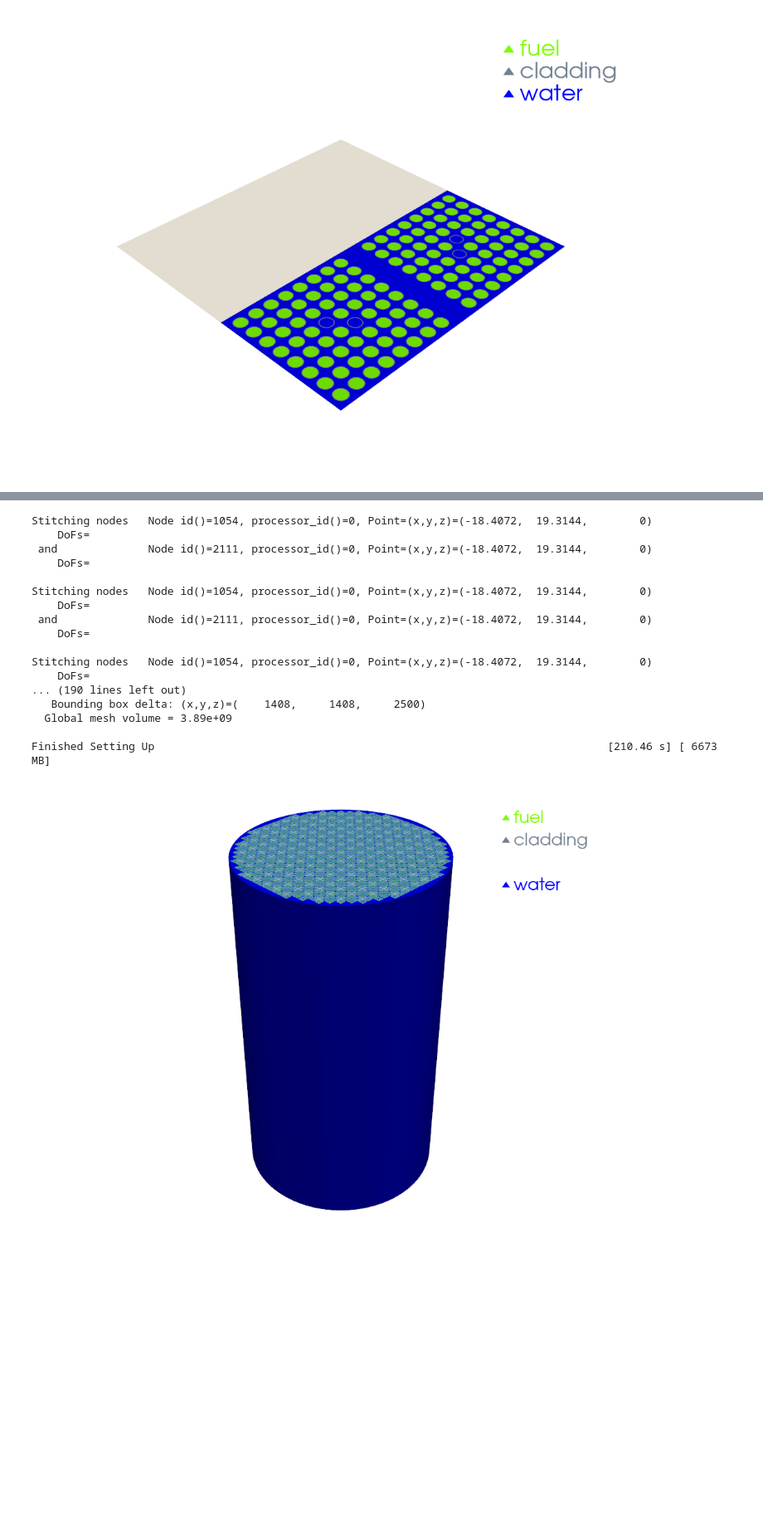
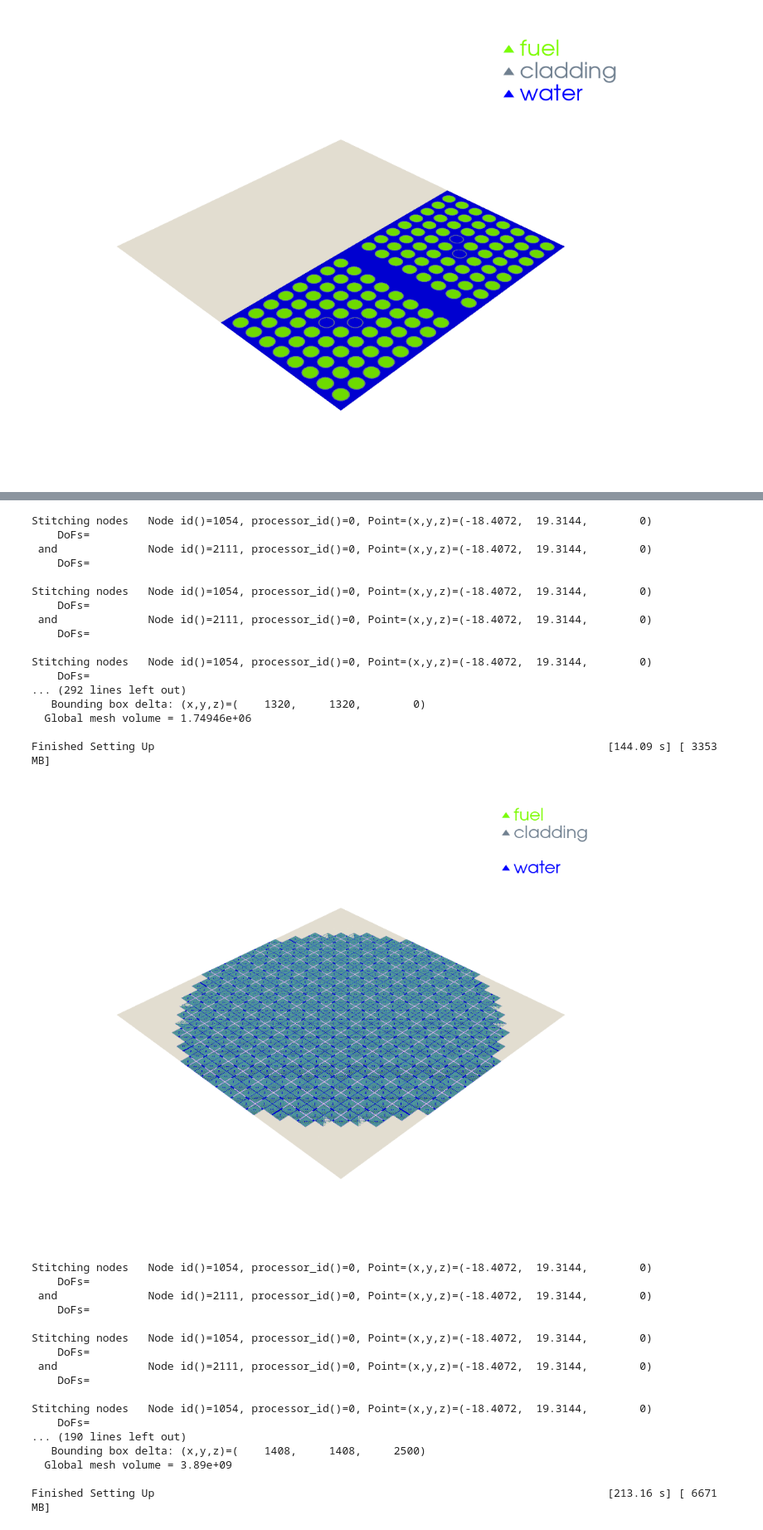
Before and after one commit to mykirby/SSTA-NEP, a Jupyter notebook: reactor_design/Tutorials/Making_complete_meshes.ipynb, the cells around one changed output, grey strips where cells are left out. Shown at 83% size. Cells and saved outputs as stored; diff of their text form; code cells hidden in the pictures; blank space fills up the shorter version.

```diff
--- a/reactor_design/Tutorials/Making_complete_meshes.ipynb
+++ b/reactor_design/Tutorials/Making_complete_meshes.ipynb
@@ -1442,24 +1360,43 @@ if core_make in Text_sections:
 else:
   Text_sections.insert(6,core_make)
 # %%
-Text_sections[Text_sections.index("""final_generator=Bundle_doubleT""")]="""final_generator=Core_final"""
+Text_sections[Text_sections.index("""final_generator=Bundle_doubleT""")]="""final_generator=Core_rough"""
 run_code()
+Text_sections[Text_sections.index("""final_generator=Core_rough""")]="""final_generator=Core_final"""
+run_code()
 # %% [output]
 Stitching nodes   Node id()=1054, processor_id()=0, Point=(x,y,z)=(-18.4072,  19.3144,        0)
     DoFs=
  and              Node id()=2111, processor_id()=0, Point=(x,y,z)=(-18.4072,  19.3144,        0)
     DoFs=
 
 Stitching nodes   Node id()=1054, processor_id()=0, Point=(x,y,z)=(-18.4072,  19.3144,        0)
     DoFs=
  and              Node id()=2111, processor_id()=0, Point=(x,y,z)=(-18.4072,  19.3144,        0)
     DoFs=
 
 Stitching nodes   Node id()=1054, processor_id()=0, Point=(x,y,z)=(-18.4072,  19.3144,        0)
     DoFs=
-... (190 lines left out)
-   Bounding box delta: (x,y,z)=(    1408,     1408,     2500)
-  Global mesh volume = 3.89e+09
+... (292 lines left out)
+   Bounding box delta: (x,y,z)=(    1320,     1320,        0)
+  Global mesh volume = 1.74946e+06
 
-Finished Setting Up                                                                      [210.46 s] [ 6673 MB]
+Finished Setting Up                                                                      [144.09 s] [ 3353 MB]
-[figure, old version]
+[figure, new version]
+Stitching nodes   Node id()=1054, processor_id()=0, Point=(x,y,z)=(-18.4072,  19.3144,        0)
+    DoFs=
+ and              Node id()=2111, processor_id()=0, Point=(x,y,z)=(-18.4072,  19.3144,        0)
+    DoFs=
+
+Stitching nodes   Node id()=1054, processor_id()=0, Point=(x,y,z)=(-18.4072,  19.3144,        0)
+    DoFs=
+ and              Node id()=2111, processor_id()=0, Point=(x,y,z)=(-18.4072,  19.3144,        0)
+    DoFs=
+
+Stitching nodes   Node id()=1054, processor_id()=0, Point=(x,y,z)=(-18.4072,  19.3144,        0)
+    DoFs=
+... (190 lines left out)
+   Bounding box delta: (x,y,z)=(    1408,     1408,     2500)
+  Global mesh volume = 3.89e+09
+
+Finished Setting Up                                                                      [213.16 s] [ 6671 MB]
```
Also changed, not shown: parts of 8 cells of this notebook.
